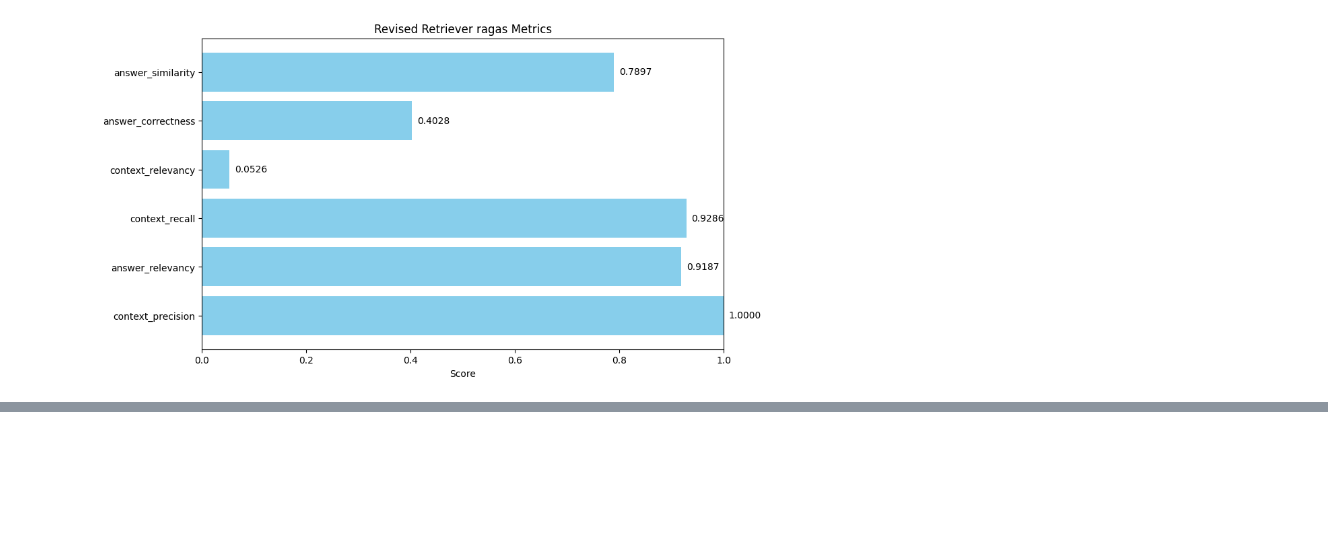
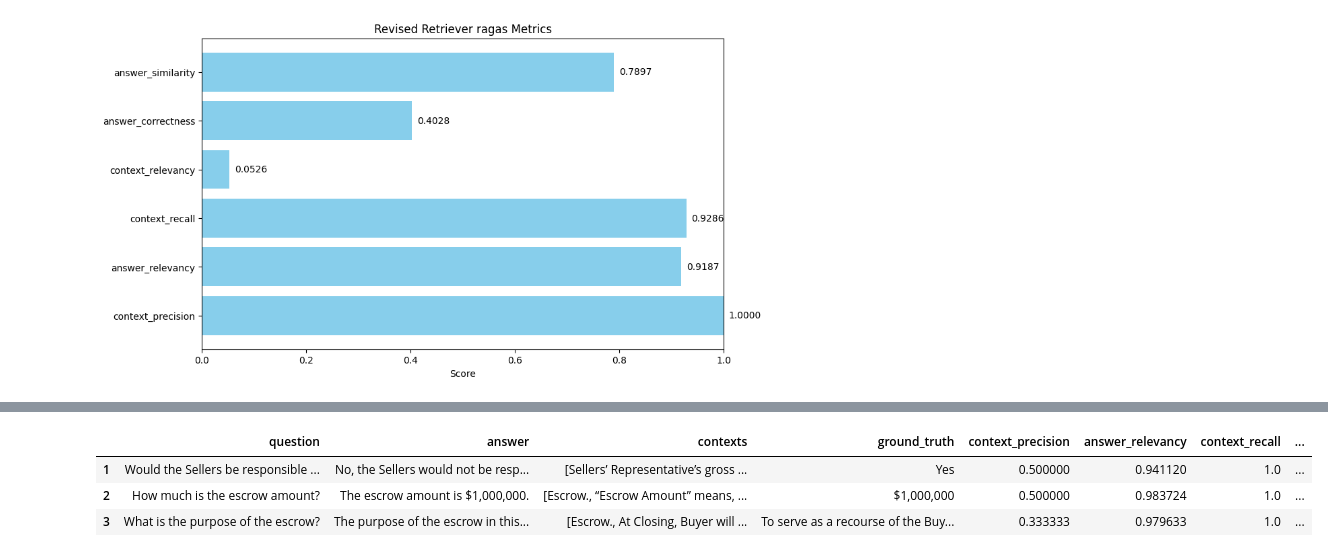
Before and after one commit to alextakele/Advanced_RAG-LLM_Q-A, a Jupyter notebook: Advanced_RAG_Q&A.ipynb, the cells around one changed output, grey strips where cells are left out. Drawn from its saved outputs; the diff is of its cells as text; code cells hidden in the pictures; blank space fills up the shorter version.

```diff
--- a/Advanced_RAG_Q&A.ipynb
+++ b/Advanced_RAG_Q&A.ipynb
@@ -797,0 +656,18 @@ plot_metrics_with_values(basic_qa_result, "Revised Retriever ragas Metrics")
+# %%
+questions = [
+"Under what circumstances and to what extent the Sellers are responsible for a breach of representations and warranties?",
+    "Would the Sellers be responsible if after the closing it is determined that there were inaccuracies in the representation provided by them where such inaccuracies are the result of the Sellers’ gross negligence?",
+    "How much is the escrow amount?",
+    "What is the purpose of the escrow?",
+    "Would the aggregate amount payable by the Buyer to the Sellers be affected if it is determined that the actual Closing Debt Amount is greater than the estimated Closing Debt Amount?",
+    "Is any of the Sellers bound by a non-competition covenant after the Closing?"
+]
+ground_truth = [
+    "Except in the case of fraud, the Sellers have no liability for a breach of representations and warranties",
+    "Yes",
+    "$1,000,000",
+    "To serve as a recourse of the Buyer in case of post-closing adjustments of the purchase price",
+    "No. ",
+    "No."
+
+]
@@ -797,0 +704,31 @@ plot_metrics_with_values(basic_qa_result, "Revised Retriever ragas Metrics")
+# %%
+from ragas import evaluate
+from ragas.metrics import (
+    context_precision,
+    answer_relevancy,
+    context_recall,
+    context_relevancy,
+    answer_correctness,
+    answer_similarity
+)
+
+result = evaluate(
+    dataset=dataset,
+    metrics=[
+    context_precision,
+    answer_relevancy,
+    context_recall,
+    context_relevancy,
+    answer_correctness,
+    answer_similarity,
+    ],
+)
+
+df = result.to_pandas()
+# %%
+df.iloc[1:4].head()
+# %% [output]
+|  | question | answer | contexts | ground_truth | context_precision | answer_relevancy | context_recall | ... |
+| 1 | Would the Sellers be responsible ... | No, the Sellers would not be resp... | [Sellers’ Representative’s gross ... | Yes | 0.500000 | 0.941120 | 1.0 | ... |
+| 2 | How much is the escrow amount? | The escrow amount is $1,000,000. | [Escrow., “Escrow Amount” means, ... | $1,000,000 | 0.500000 | 0.983724 | 1.0 | ... |
+| 3 | What is the purpose of the escrow? | The purpose of the escrow in this... | [Escrow., At Closing, Buyer will ... | To serve as a recourse of the Buy... | 0.333333 | 0.979633 | 1.0 | ... |
```
Also changed, not shown: parts of 36 cells of this notebook.
